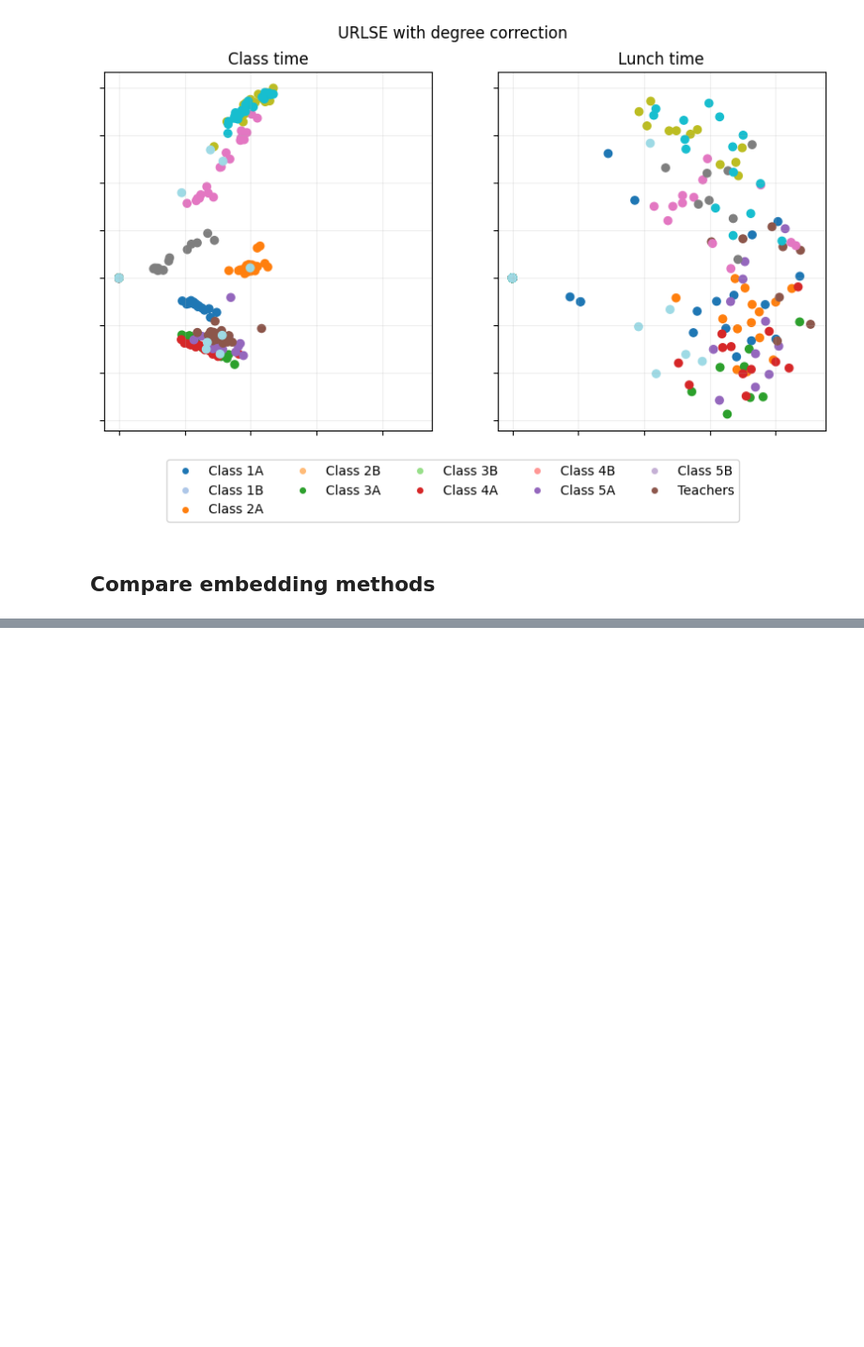
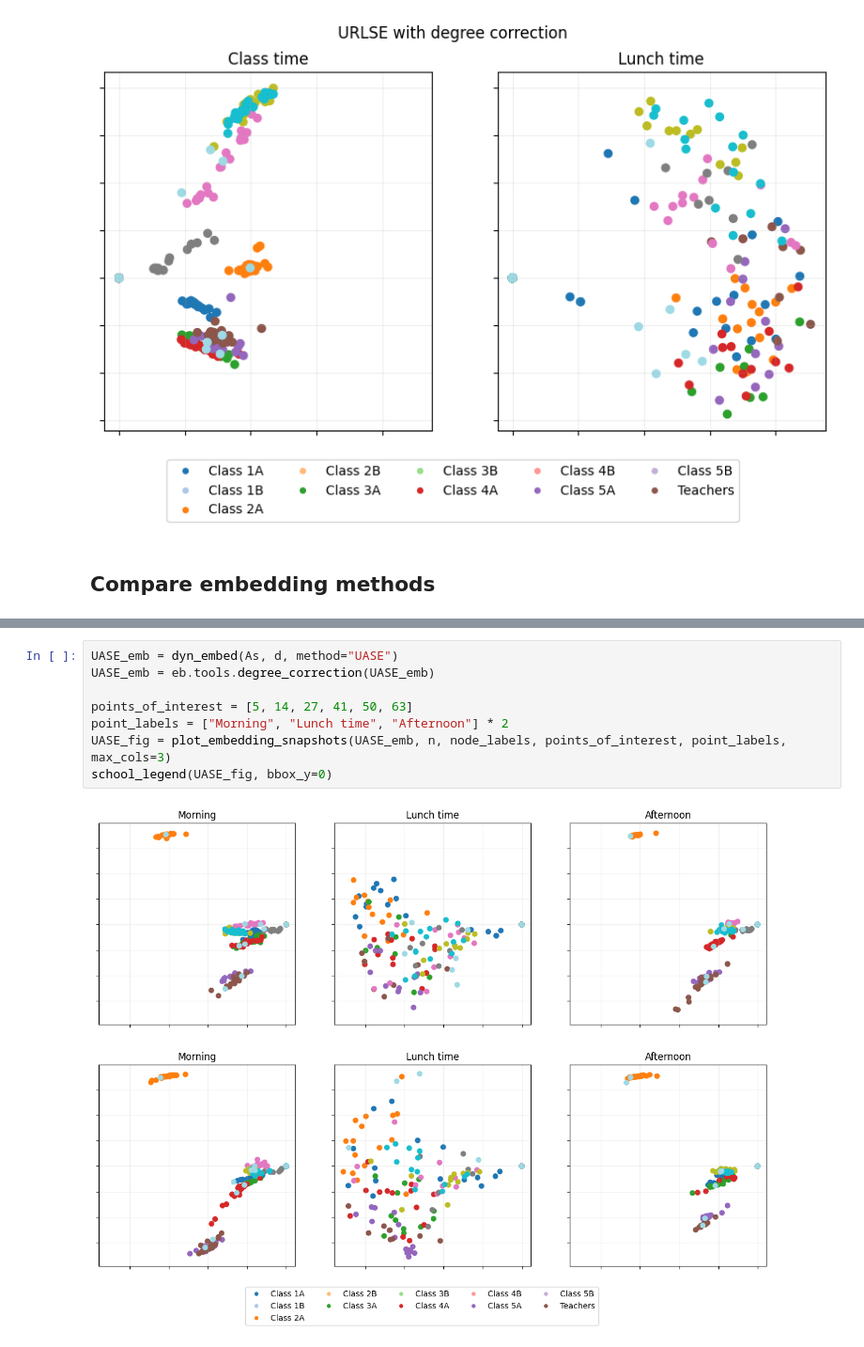
Before and after one commit to pyemb/pyemb, a Jupyter notebook: docs/source/tutorials/Dynamic graph - Lyon school data.ipynb, the cells around one changed output, grey strips where cells are left out. Shown at 94% size. Drawn from its saved outputs; the diff is of its cells as text; blank space fills up the shorter version.

```diff
--- a/docs/source/tutorials/Dynamic graph - Lyon school data.ipynb
+++ b/docs/source/tutorials/Dynamic graph - Lyon school data.ipynb
@@ -125,0 +166,10 @@ school_legend(URLSE_fig)
+# %%
+UASE_emb = dyn_embed(As, d, method="UASE")
+UASE_emb = eb.tools.degree_correction(UASE_emb)
+
+points_of_interest = [5, 14, 27, 41, 50, 63]
+point_labels = ["Morning", "Lunch time", "Afternoon"] * 2
+UASE_fig = plot_embedding_snapshots(UASE_emb, n, node_labels, points_of_interest, point_labels, max_cols=3)
+school_legend(UASE_fig, bbox_y=0)
+# %% [output]
+[figure, added]
```
Also changed, not shown: parts of 14 cells of this notebook.
